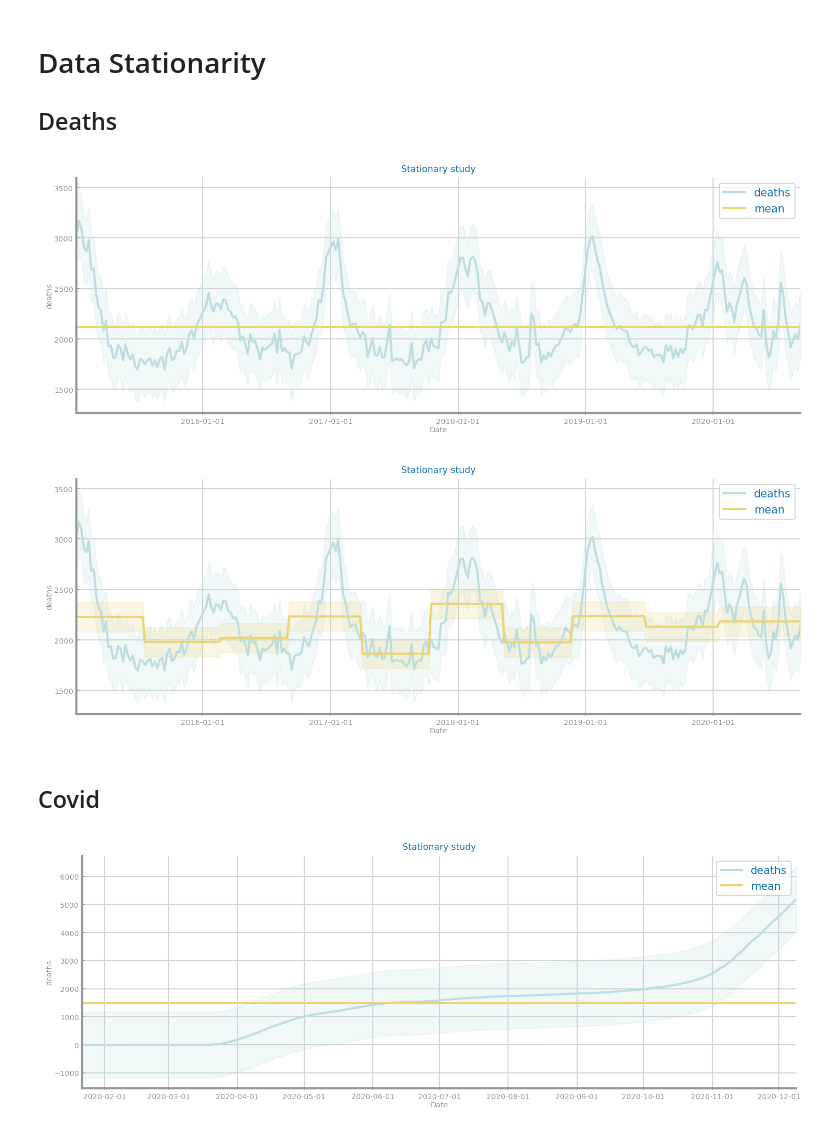
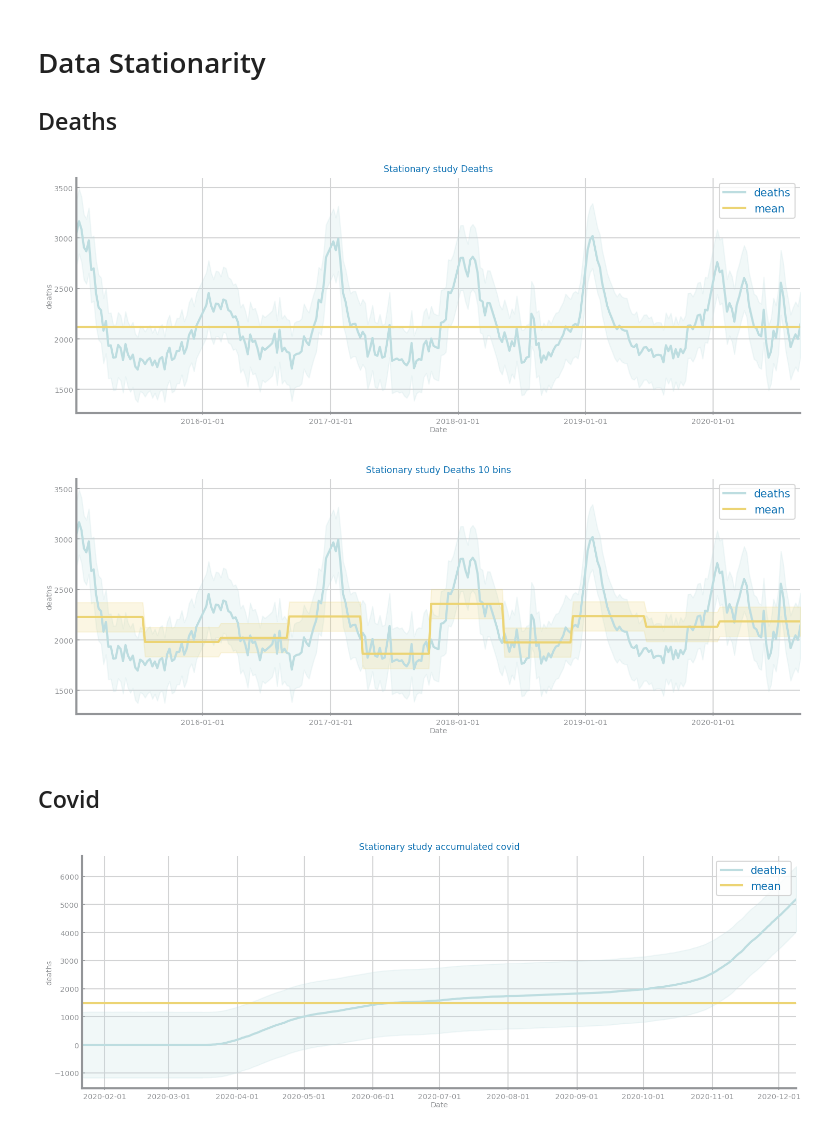
Before and after one commit to joaofbravo/CD_G20, a Jupyter notebook: last_lab/Profiling.ipynb, the cells around one changed output. Cells and saved outputs as stored; diff of their text form; code cells hidden in the pictures.

```diff
--- a/last_lab/Profiling.ipynb
+++ b/last_lab/Profiling.ipynb
@@ -273,26 +273,26 @@ dt_series = pd.Series(data_d['deaths'])
 mean_line = pd.Series(np.ones(len(dt_series.values)) * dt_series.mean(), index=dt_series.index)
 series = {'deaths': dt_series, 'mean': mean_line}
 plt.figure(figsize=(3*ts.HEIGHT, ts.HEIGHT))
-ts.plot_series(series, x_label='Date', y_label='deaths', title='Stationary study', show_std=True)
+ts.plot_series(series, x_label='Date', y_label='deaths', title='Stationary study Deaths', show_std=True)
 plt.show()
 # %% [output]
-[figure, old version]
+[figure, new version]
 # %%
 BINS = 10
 line = []
 n = len(dt_series)
 for i in range(BINS):
     b = dt_series[i*n//BINS:(i+1)*n//BINS]
     mean = [b.mean()] * (n//BINS)
     line += mean
 line += [line[-1]] * (n - len(line))
 mean_line = pd.Series(line, index=dt_series.index)
 series = {'deaths': dt_series, 'mean': mean_line}
 plt.figure(figsize=(3*ts.HEIGHT, ts.HEIGHT))
-ts.plot_series(series, x_label='Date', y_label='deaths', title='Stationary study', show_std=True)
+ts.plot_series(series, x_label='Date', y_label='deaths', title='Stationary study Deaths 10 bins', show_std=True)
 plt.show()
 # %% [output]
-[figure, old version]
+[figure, new version]
 # %% [markdown]
 ## Covid
 # %%
@@ -302,7 +302,7 @@ dt_series = pd.Series(data_c['deaths'])
 mean_line = pd.Series(np.ones(len(dt_series.values)) * dt_series.mean(), index=dt_series.index)
 series = {'deaths': dt_series, 'mean': mean_line}
 plt.figure(figsize=(3*ts.HEIGHT, ts.HEIGHT))
-ts.plot_series(series, x_label='Date', y_label='deaths', title='Stationary study', show_std=True)
+ts.plot_series(series, x_label='Date', y_label='deaths', title='Stationary study accumulated covid', show_std=True)
 plt.show()
 # %% [output]
-[figure, old version]
+[figure, new version]
```
Also changed, not shown: parts of 9 cells of this notebook.
